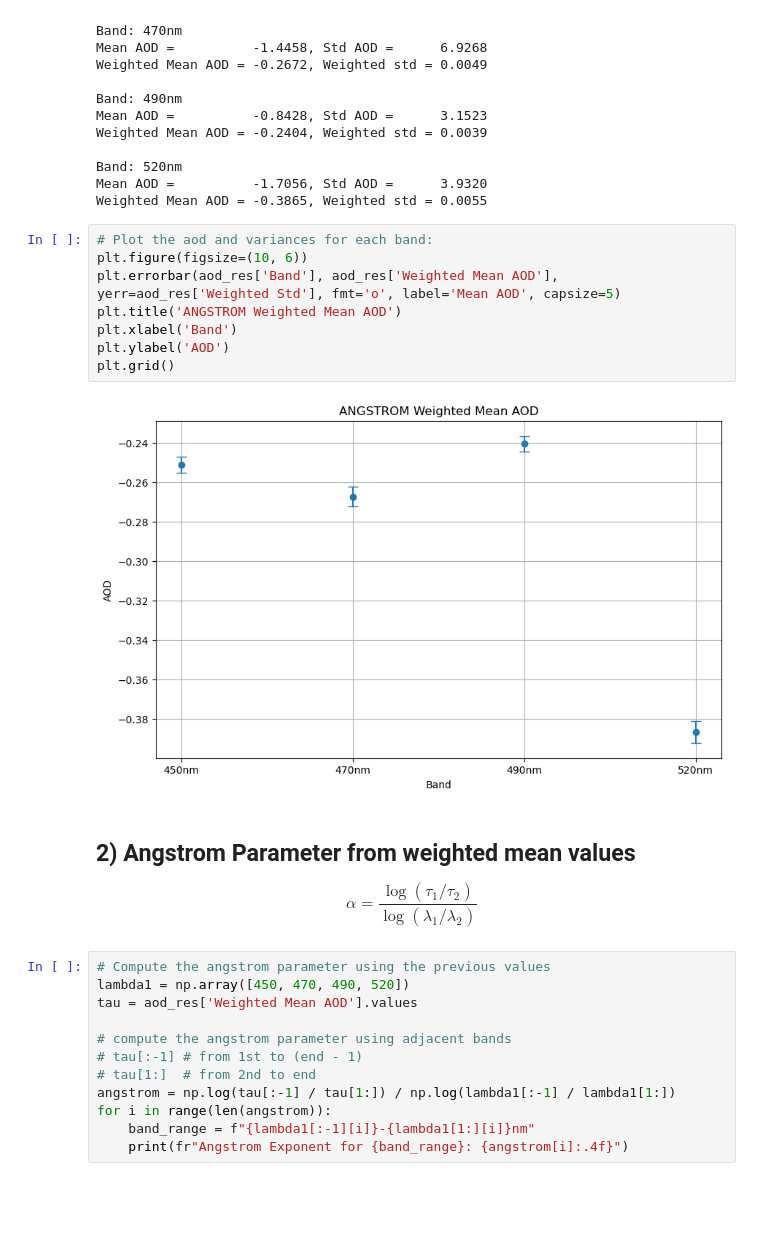
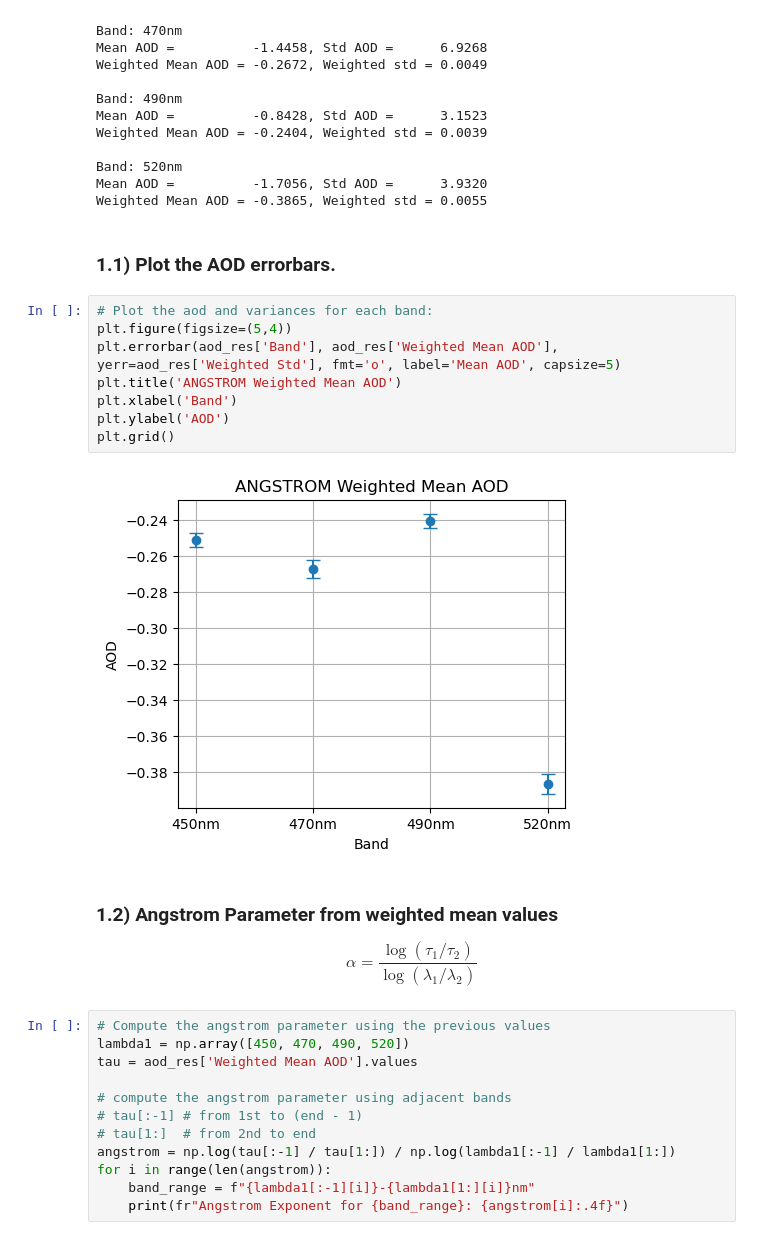
Before and after one commit to jtobs1/angstrom_plots, a Jupyter notebook: langley_star_filter.ipynb, the cells around one changed output. Saved outputs shown, nothing was run; the diff lists cells and outputs as text; blank space fills up the shorter version.

```diff
--- a/langley_star_filter.ipynb
+++ b/langley_star_filter.ipynb
@@ -92,18 +92,20 @@ Weighted Mean AOD = -0.2404, Weighted std = 0.0039
 Band: 520nm
 Mean AOD =          -1.7056, Std AOD =      3.9320
 Weighted Mean AOD = -0.3865, Weighted std = 0.0055
+# %% [markdown]
+### 1.1) Plot the AOD errorbars.
 # %%
 # Plot the aod and variances for each band:
-plt.figure(figsize=(10, 6))
+plt.figure(figsize=(5,4))
 plt.errorbar(aod_res['Band'], aod_res['Weighted Mean AOD'], yerr=aod_res['Weighted Std'], fmt='o', label='Mean AOD', capsize=5)
 plt.title('ANGSTROM Weighted Mean AOD')
 plt.xlabel('Band')
 plt.ylabel('AOD')
 plt.grid()
 # %% [output]
-[figure, old version]
+[figure, new version]
 # %% [markdown]
-## 2) Angstrom Parameter from weighted mean values
+### 1.2) Angstrom Parameter from weighted mean values
 $$\alpha=\frac{\log{(\tau_1 / \tau_2)}}{\log{(\lambda_1 / \lambda_2)}}$$
 # %%
 # Compute the angstrom parameter using the previous values
```
Also changed, not shown: parts of 11 cells of this notebook, 42 other files.
